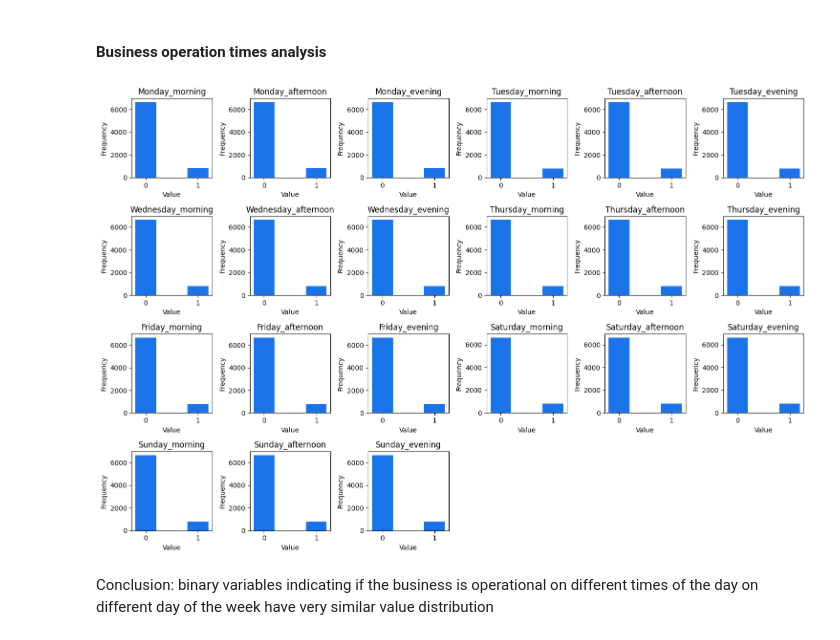
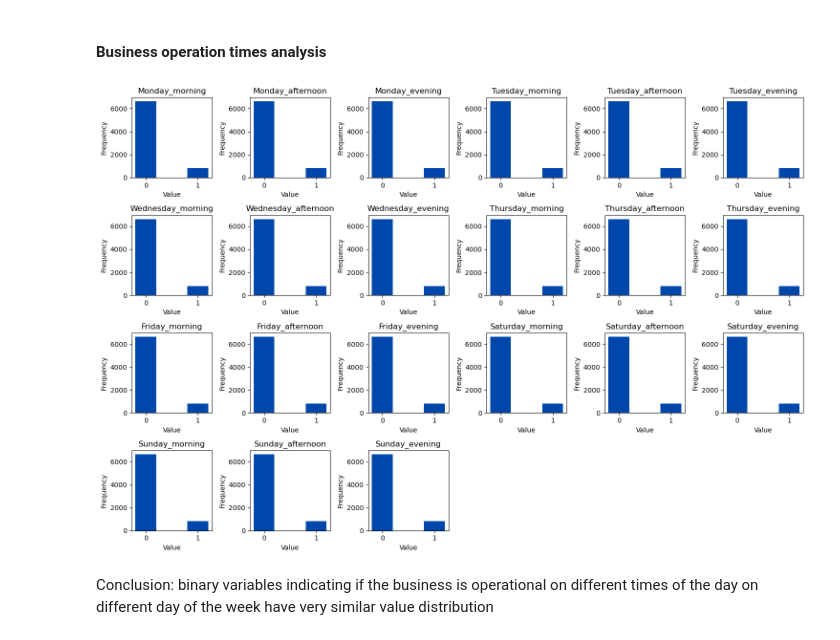
Before and after one commit to kwiatkowskaa/Location_Intelligence_Data_Clustering, a Jupyter notebook: EDA.ipynb, the cells around one changed output. Saved outputs shown, nothing was run; the diff lists cells and outputs as text; code cells hidden in the pictures.

```diff
--- a/EDA.ipynb
+++ b/EDA.ipynb
@@ -245,16 +237,16 @@ X_train_bool = X_train[bool_columns].reset_index(drop = True)
 # %%
 plt.figure(figsize=(15, 10))
 for i, col in enumerate(X_train_bool.columns):
     plt.subplot(4, 6, i + 1)
-    plt.hist(X_train_bool[col], bins=[-0.25, 0.25, 0.75, 1.25], align='mid', color = '#1a73e8', rwidth=0.8)
+    plt.hist(X_train_bool[col], bins=[-0.25, 0.25, 0.75, 1.25], align='mid', color = '#0047AB', rwidth=0.8)
     plt.title(col)
     plt.xlabel('Value')
     plt.ylabel('Frequency')
     plt.xticks([0, 1])
 plt.tight_layout()
 plt.show()
 # %% [output]
-[figure, old version]
+[figure, new version]
 # %% [markdown]
 Conclusion: binary variables indicating if the business is operational on different times of the day on different day of the week have very similar value distribution
 # %%
```
Also changed, not shown: parts of 16 cells of this notebook.
